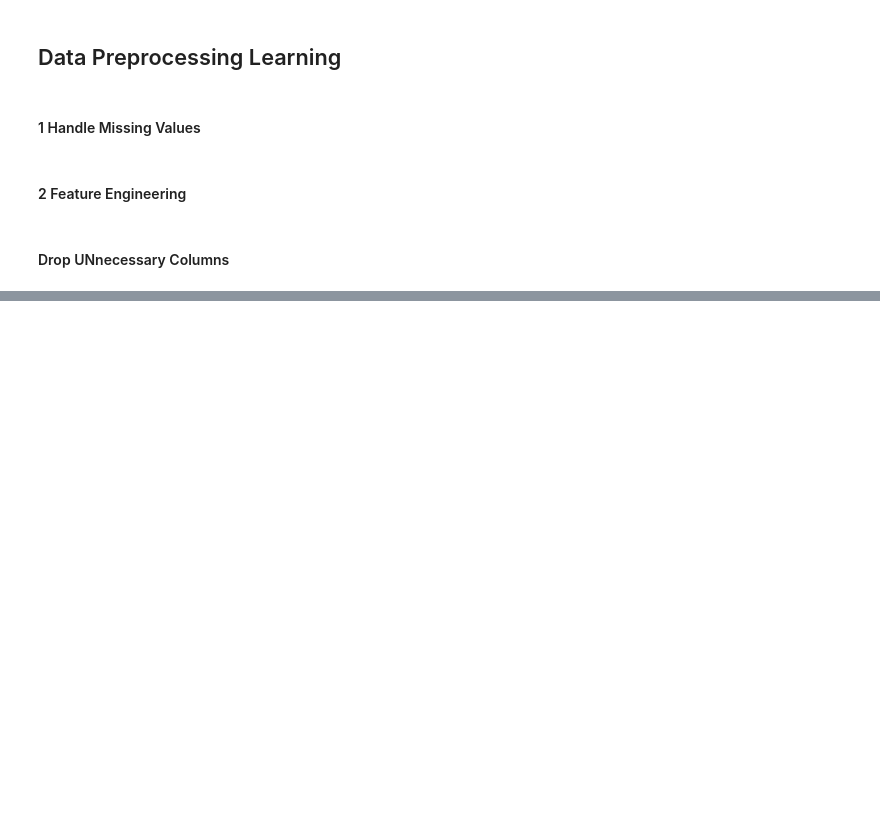
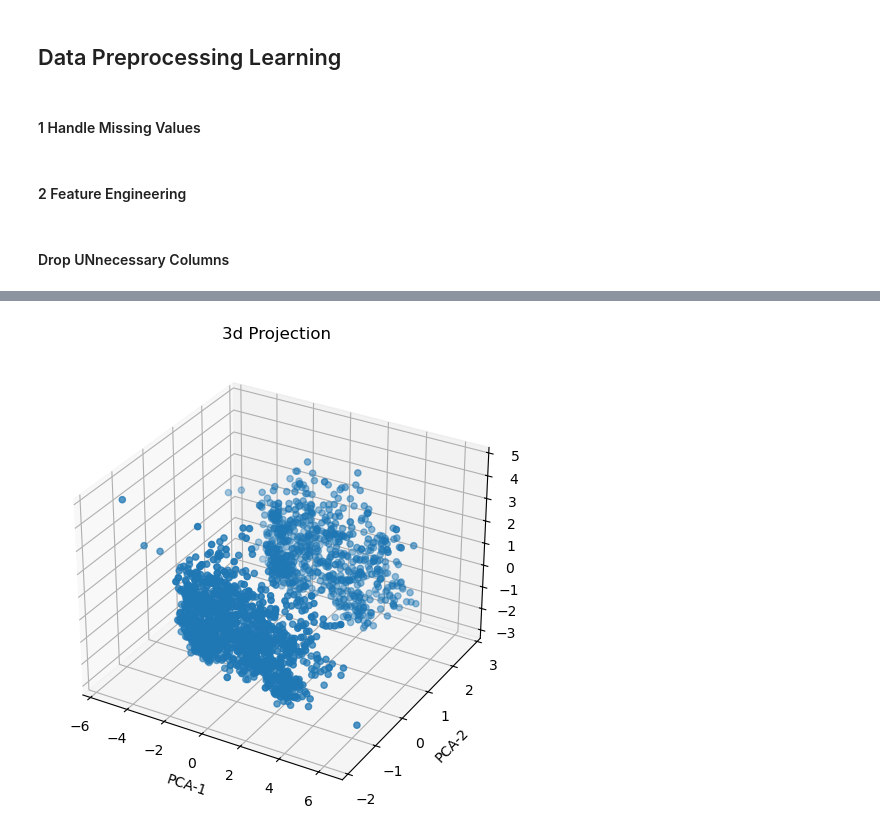
Before and after one commit to muhammadkhan-dev-code/learning-ai-ml, a Jupyter notebook: anaconda_projects/unsupervised_ml/smart-cart-clsutering/smart_cart.ipynb, the cells around one changed output, grey strips where cells are left out. Drawn from its saved outputs; the diff is of its cells as text; code cells hidden in the pictures; blank space fills up the shorter version.

```diff
--- a/anaconda_projects/unsupervised_ml/smart-cart-clsutering/smart_cart.ipynb
+++ b/anaconda_projects/unsupervised_ml/smart-cart-clsutering/smart_cart.ipynb
@@ -83,0 +175,4 @@ data_cleaned.to_csv('customer_data_updated.csv', index=False)
+# %%
+# 3D
+pca=PCA(n_components=3)
+X_pca= pca.fit_transform(X_scaled)
@@ -83,0 +183,12 @@ data_cleaned.to_csv('customer_data_updated.csv', index=False)
+# %%
+fig=plt.figure(figsize=(8,6))
+ax=fig.add_subplot (111,projection='3d')
+ax.scatter(X_pca[:,0],X_pca[:,1],X_pca[:,2])
+ax.set_xlabel("PCA-1")
+ax.set_ylabel("PCA-2")
+ax.set_zlabel("PCA-3")
+ax.set_title("3d Projection ")
+plt.savefig('04-3d_projectio.png', dpi=300, bbox_inches='tight')
+plt.show()
+# %% [output]
+[figure, added]
```
Also changed, not shown: parts of 21 cells of this notebook, 4 other files.
